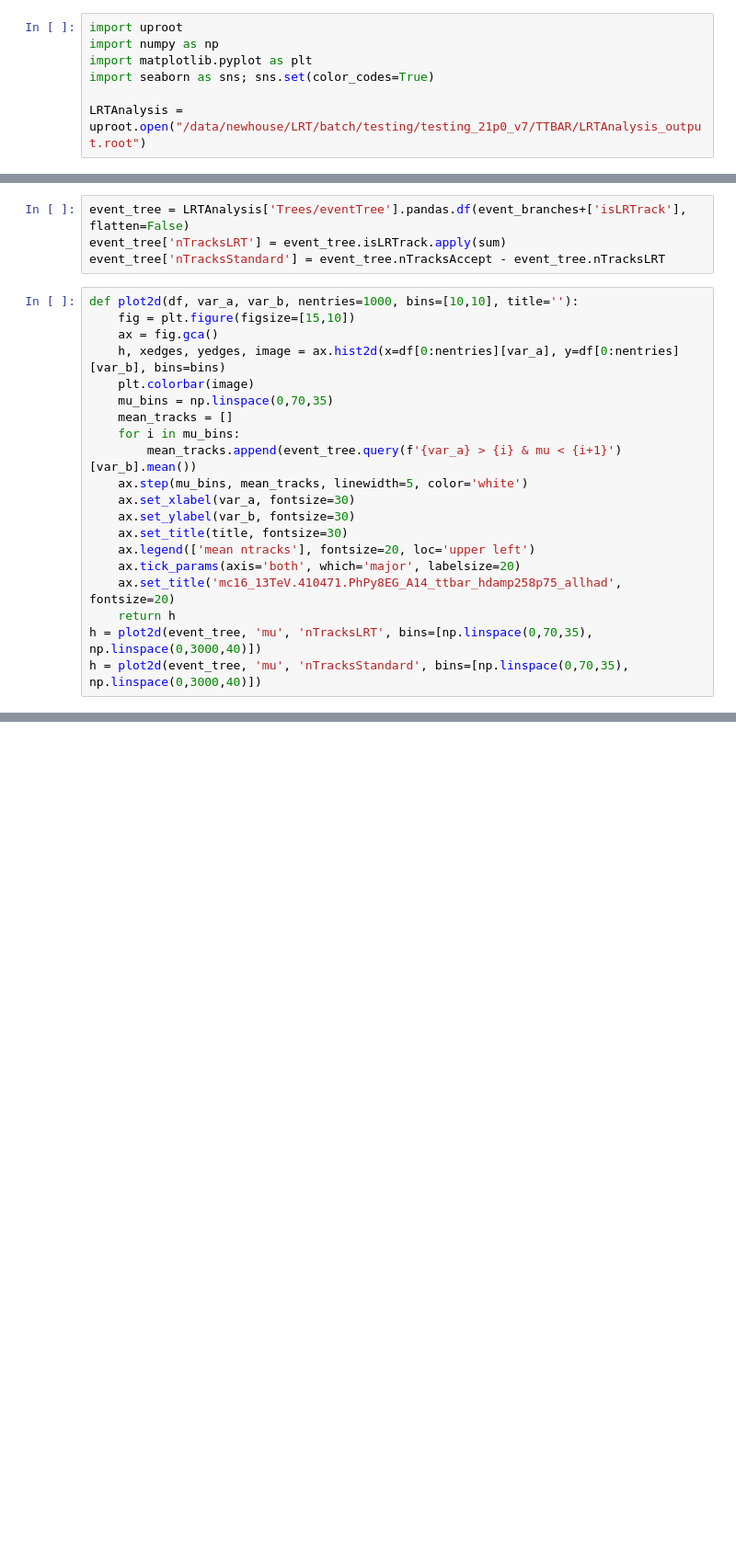
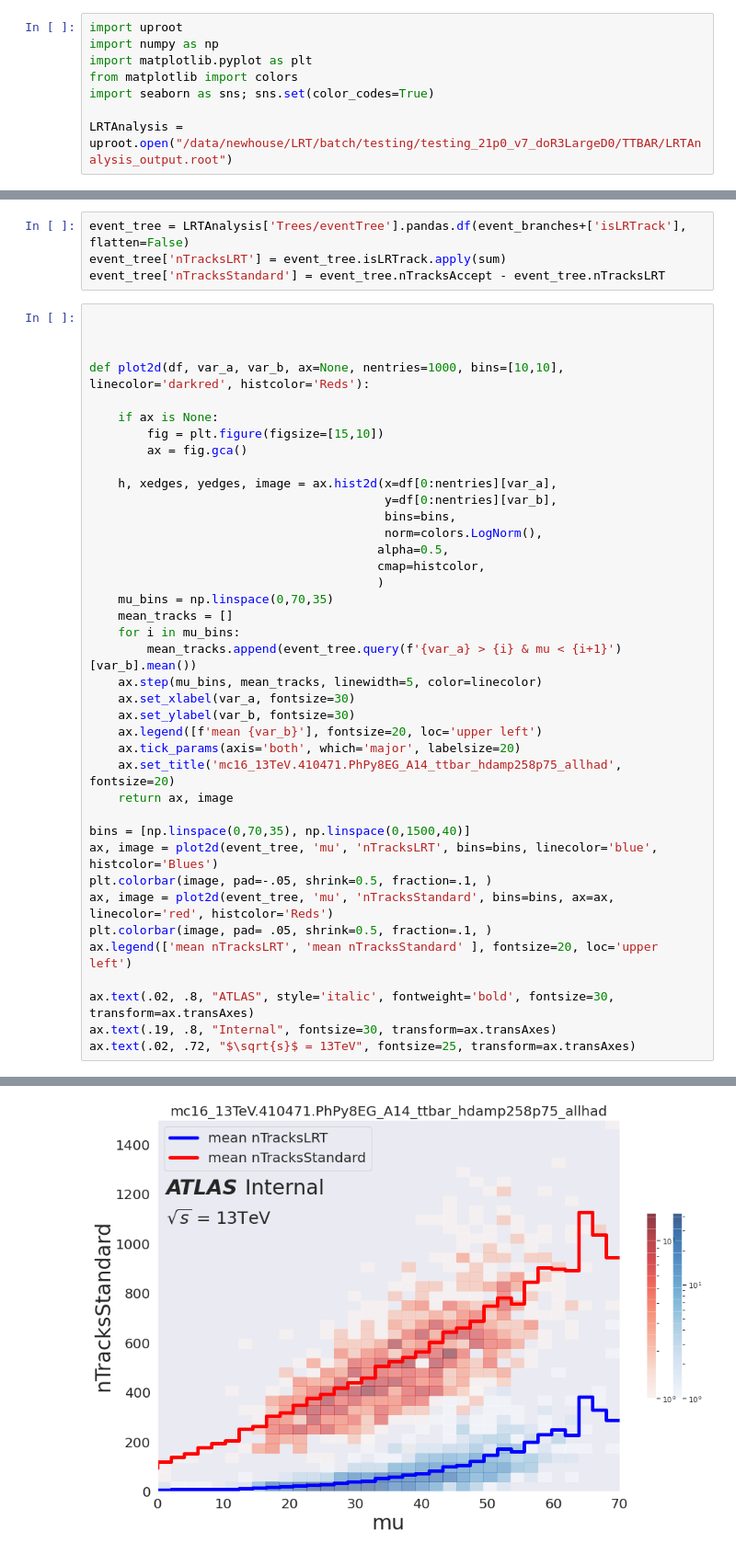
Before and after one commit to robinnewhouse/LRTNotebooks, a Jupyter notebook: pileup_tests.ipynb, the cells around one changed output, grey strips where cells are left out. Shown at 92% size. Drawn from its saved outputs; the diff is of its cells as text; blank space fills up the shorter version.

Commit message:
Made a pretty plot

```diff
--- a/pileup_tests.ipynb
+++ b/pileup_tests.ipynb
@@ -2,9 +2,10 @@
 import uproot
 import numpy as np
 import matplotlib.pyplot as plt
+from matplotlib import colors
 import seaborn as sns; sns.set(color_codes=True)
 
-LRTAnalysis = uproot.open("/data/newhouse/LRT/batch/testing/testing_21p0_v7/TTBAR/LRTAnalysis_output.root")
+LRTAnalysis = uproot.open("/data/newhouse/LRT/batch/testing/testing_21p0_v7_doR3LargeD0/TTBAR/LRTAnalysis_output.root")
 # %%
 
 event_branches = ['nTracks',
@@ -77,22 +78,42 @@ event_tree = LRTAnalysis['Trees/eventTree'].pandas.df(event_branches+['isLRTrack
 event_tree['nTracksLRT'] = event_tree.isLRTrack.apply(sum)
 event_tree['nTracksStandard'] = event_tree.nTracksAccept - event_tree.nTracksLRT
 # %%
-def plot2d(df, var_a, var_b, nentries=1000, bins=[10,10], title=''):
-    fig = plt.figure(figsize=[15,10])
-    ax = fig.gca()
-    h, xedges, yedges, image = ax.hist2d(x=df[0:nentries][var_a], y=df[0:nentries][var_b], bins=bins)
-    plt.colorbar(image)
+
+
+
+def plot2d(df, var_a, var_b, ax=None, nentries=1000, bins=[10,10], linecolor='darkred', histcolor='Reds'):
+
+    if ax is None:
+        fig = plt.figure(figsize=[15,10])
+        ax = fig.gca()
+
+    h, xedges, yedges, image = ax.hist2d(x=df[0:nentries][var_a],
+                                         y=df[0:nentries][var_b],
+                                         bins=bins,
+                                         norm=colors.LogNorm(),
+                                        alpha=0.5,
+                                        cmap=histcolor,
+                                        )
     mu_bins = np.linspace(0,70,35)
     mean_tracks = []
     for i in mu_bins:
         mean_tracks.append(event_tree.query(f'{var_a} > {i} & mu < {i+1}')[var_b].mean())
-    ax.step(mu_bins, mean_tracks, linewidth=5, color='white')
+    ax.step(mu_bins, mean_tracks, linewidth=5, color=linecolor)
     ax.set_xlabel(var_a, fontsize=30)
     ax.set_ylabel(var_b, fontsize=30)
-    ax.set_title(title, fontsize=30)
-    ax.legend(['mean ntracks'], fontsize=20, loc='upper left')
+    ax.legend([f'mean {var_b}'], fontsize=20, loc='upper left')
     ax.tick_params(axis='both', which='major', labelsize=20)
     ax.set_title('mc16_13TeV.410471.PhPy8EG_A14_ttbar_hdamp258p75_allhad', fontsize=20)
-    return h
-h = plot2d(event_tree, 'mu', 'nTracksLRT', bins=[np.linspace(0,70,35), np.linspace(0,3000,40)])
-h = plot2d(event_tree, 'mu', 'nTracksStandard', bins=[np.linspace(0,70,35), np.linspace(0,3000,40)])
+    return ax, image
+
+bins = [np.linspace(0,70,35), np.linspace(0,1500,40)]
+ax, image = plot2d(event_tree, 'mu', 'nTracksLRT', bins=bins, linecolor='blue', histcolor='Blues')
+plt.colorbar(image, pad=-.05, shrink=0.5, fraction=.1, )
+ax, image = plot2d(event_tree, 'mu', 'nTracksStandard', bins=bins, ax=ax, linecolor='red', histcolor='Reds')
+plt.colorbar(image, pad= .05, shrink=0.5, fraction=.1, )
+ax.legend(['mean nTracksLRT', 'mean nTracksStandard' ], fontsize=20, loc='upper left')
+
+ax.text(.02, .8, "ATLAS", style='italic', fontweight='bold', fontsize=30, transform=ax.transAxes)
+ax.text(.19, .8, "Internal", fontsize=30, transform=ax.transAxes)
+ax.text(.02, .72, "$\sqrt{s}$ = 13TeV", fontsize=25, transform=ax.transAxes)
+# %% [output]
@@ -98,0 +121 @@ h = plot2d(event_tree, 'mu', 'nTracksStandard', bins=[np.linspace(0,70,35), np.l
+[figure, added]
```
Also changed, not shown: parts of 1 cell of this notebook.
